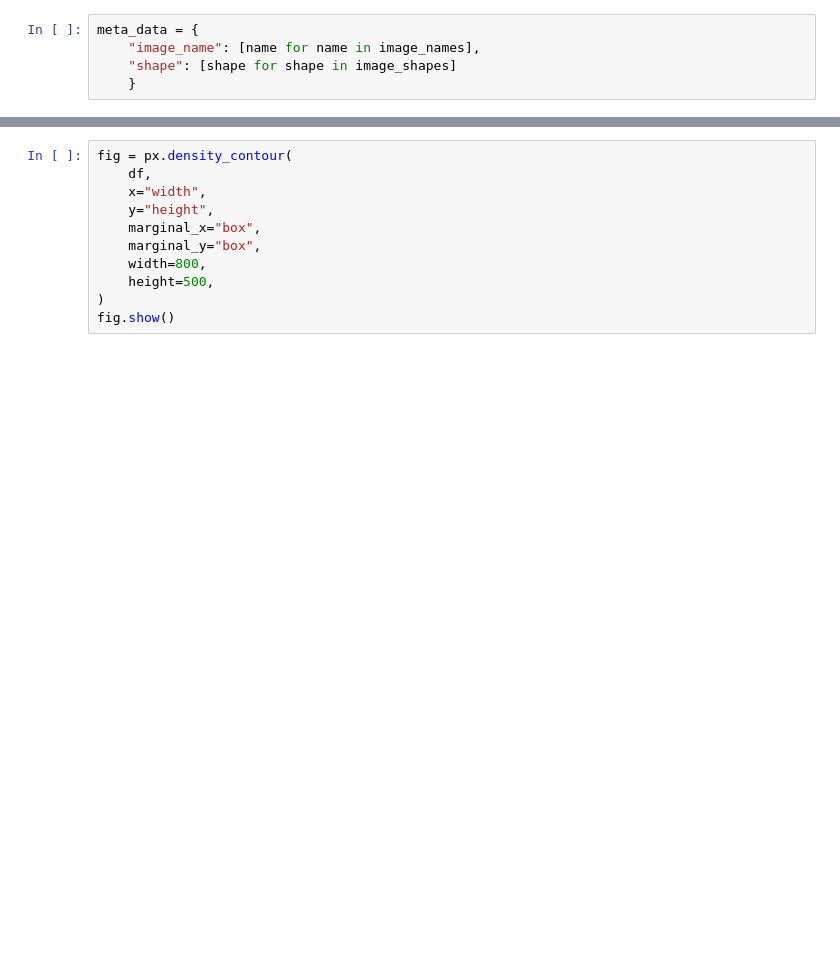
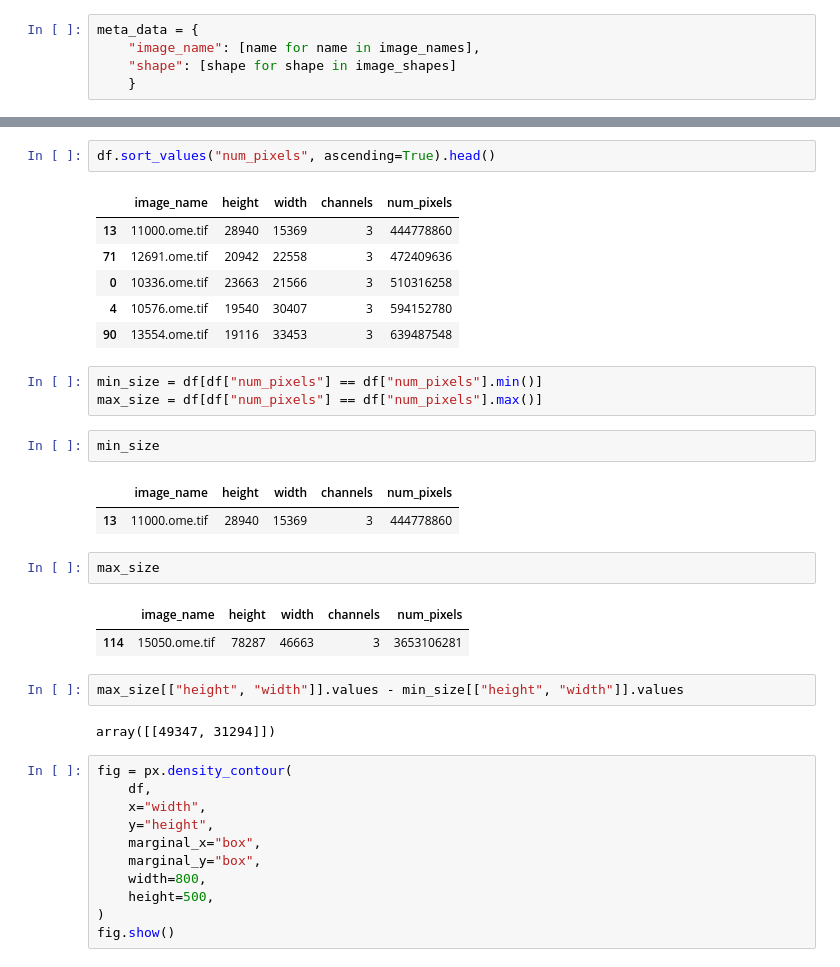
Before and after one commit to emnzn/ViT-Based-WSI-Classification, a Jupyter notebook: notebooks/naive-cropping.ipynb, the cells around one changed output, grey strips where cells are left out. Drawn from its saved outputs; the diff is of its cells as text; blank space fills up the shorter version.

```diff
--- a/notebooks/naive-cropping.ipynb
+++ b/notebooks/naive-cropping.ipynb
@@ -46,3 +47,29 @@ df.head()
+# %%
+df.sort_values("num_pixels", ascending=True).head()
+# %% [output]
+|  | image_name | height | width | channels | num_pixels |
+| 13 | 11000.ome.tif | 28940 | 15369 | 3 | 444778860 |
+| 71 | 12691.ome.tif | 20942 | 22558 | 3 | 472409636 |
+| 0 | 10336.ome.tif | 23663 | 21566 | 3 | 510316258 |
+| 4 | 10576.ome.tif | 19540 | 30407 | 3 | 594152780 |
+| 90 | 13554.ome.tif | 19116 | 33453 | 3 | 639487548 |
+# %%
+min_size = df[df["num_pixels"] == df["num_pixels"].min()]
+max_size = df[df["num_pixels"] == df["num_pixels"].max()]
+# %%
+min_size
+# %% [output]
+|  | image_name | height | width | channels | num_pixels |
+| 13 | 11000.ome.tif | 28940 | 15369 | 3 | 444778860 |
+# %%
+max_size
+# %% [output]
+|  | image_name | height | width | channels | num_pixels |
+| 114 | 15050.ome.tif | 78287 | 46663 | 3 | 3653106281 |
+# %%
+max_size[["height", "width"]].values - min_size[["height", "width"]].values
+# %% [output]
+array([[49347, 31294]])
 # %%
 fig = px.density_contour(
     df,
```
Also changed, not shown: parts of 2 cells of this notebook, 2 other files.
